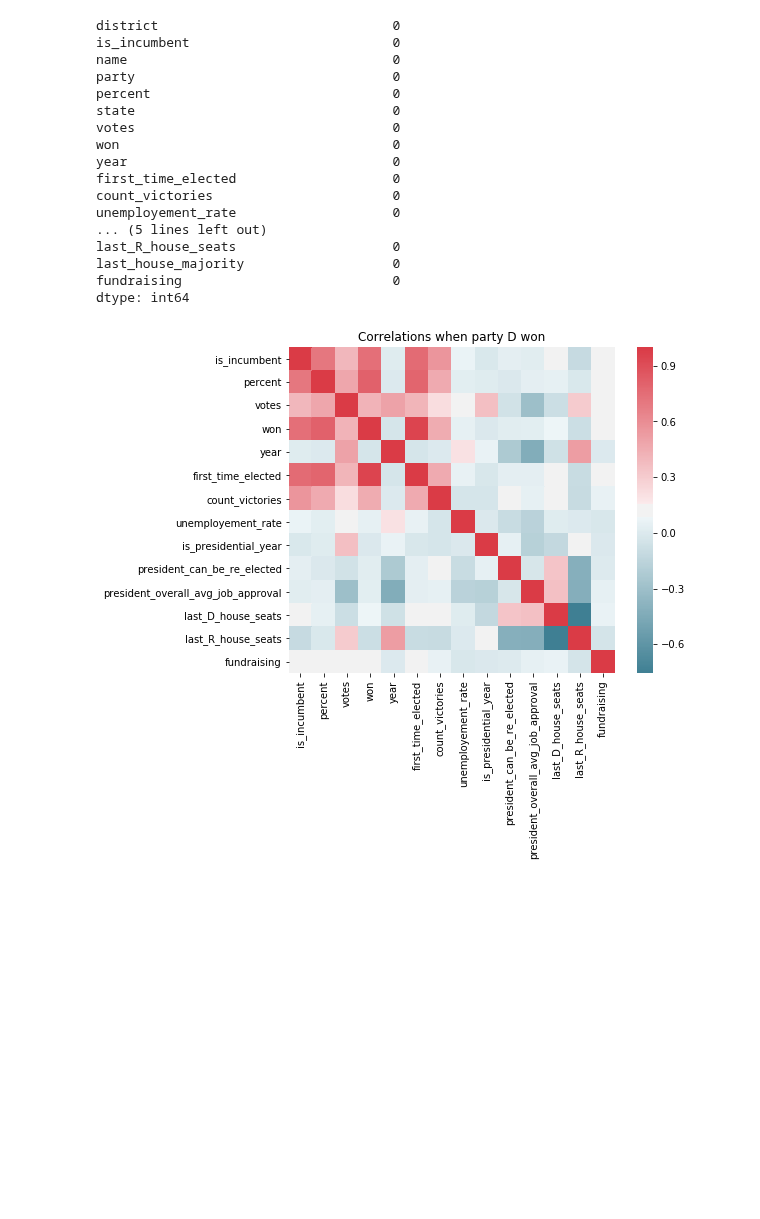
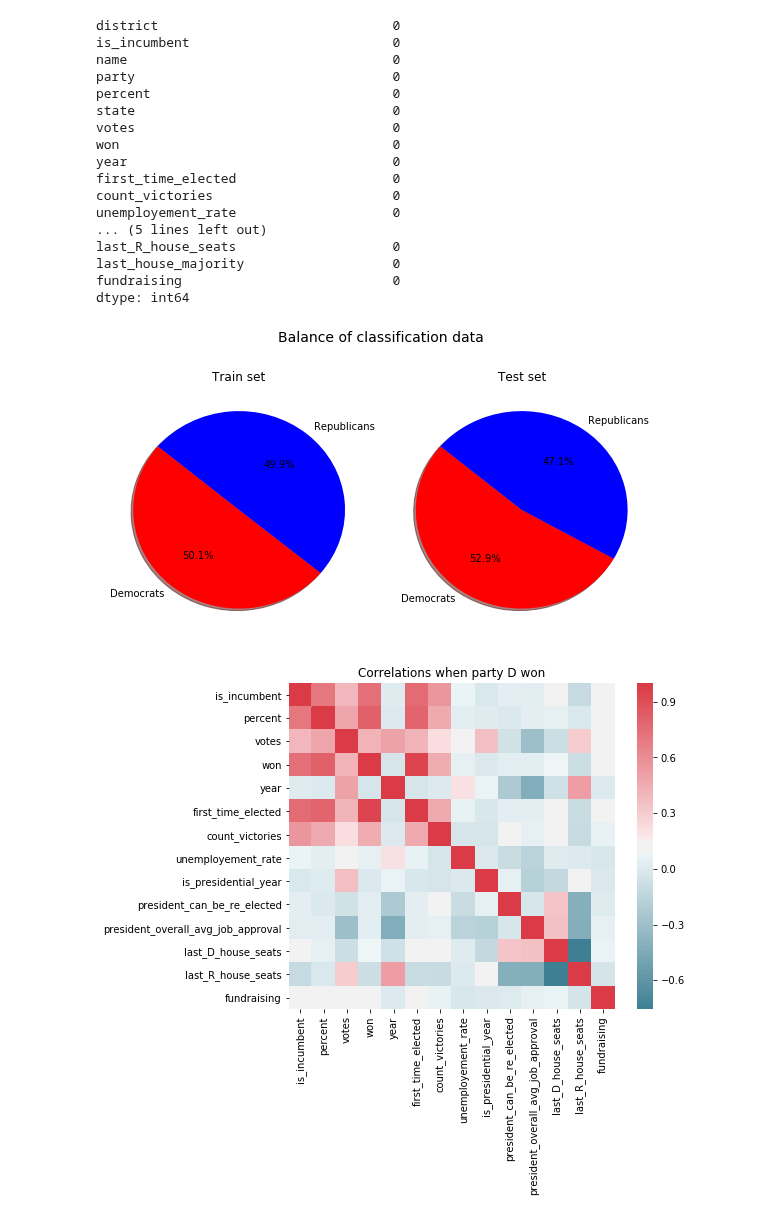
Before and after one commit to pmary/harvard_E-109A_final, a Jupyter notebook: 02 EDA.ipynb, the cells around one changed output. Cells and saved outputs as stored; diff of their text form; code cells hidden in the pictures; blank space fills up the shorter version.

```diff
--- a/02 EDA.ipynb
+++ b/02 EDA.ipynb
@@ -250,6 +250,29 @@ dtype: int64
 #save model and mean imputed data to csv
 house_df_mean.to_csv('data/house_mean_imputation.csv', index=False)
 house_df_model.to_csv('data/house_model_imputation.csv', index=False)
+# %%
+#check balance of classification data
+test_D = len(house_df[(house_df['won']==1) & (house_df['party']=='D')& (house_df['year']==2018)])
+test_R = len(house_df[(house_df['won']==1) & (house_df['party']=='R')& (house_df['year']==2018)])
+train_D = len(house_df[(house_df['won']==1) & (house_df['party']=='D')& (house_df['year']!=2018)])
+train_R = len(house_df[(house_df['won']==1) & (house_df['party']=='R')& (house_df['year']!=2018)])
+
+labels = ['Democrats', 'Republicans']
+sets = ['Train set', 'Test set']
+sizes = [[train_D,train_R],[test_D,test_R]]
+colors = ['red', 'blue']
+
+fig = plt.figure(figsize=(8,4))
+fig.suptitle('Balance of classification data', y=1.1,fontsize=14)
+for i in range(len(sizes_0)):
+    plt.subplot(1,2,i+1)
+    plt.pie(sizes[i], labels=labels, colors=colors,
+        autopct='%1.1f%%', shadow=True, startangle=140)
+    plt.title(sets[i])
+fig
+plt.tight_layout()
+# %% [output]
+[figure, added]
 # %%
 #Get correlations between variables  when Democrats or Republicans win
 def corr_heat(dataframe,party='D'):
```
